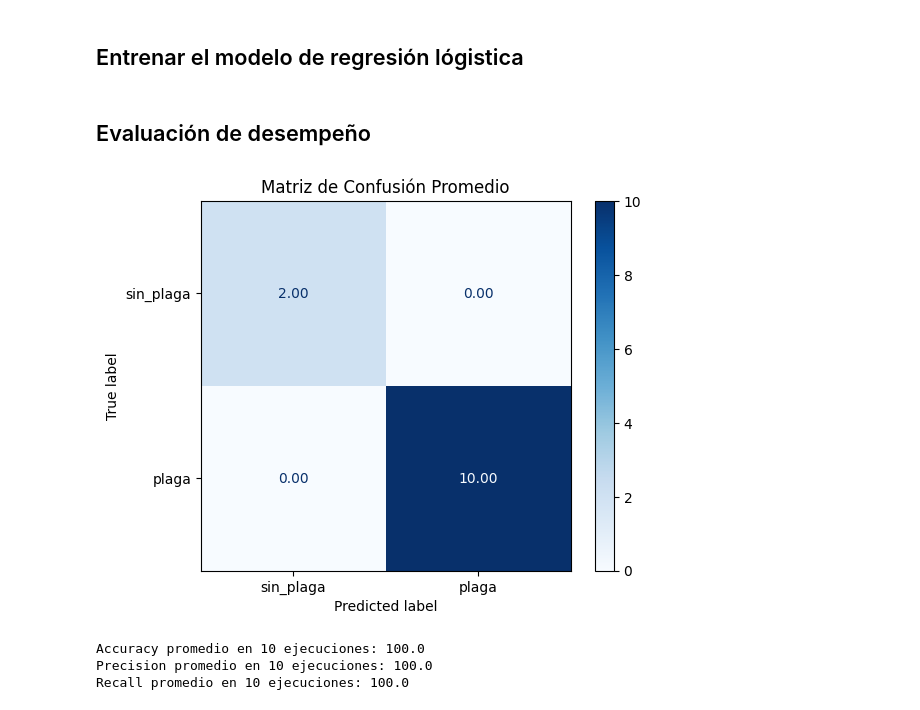
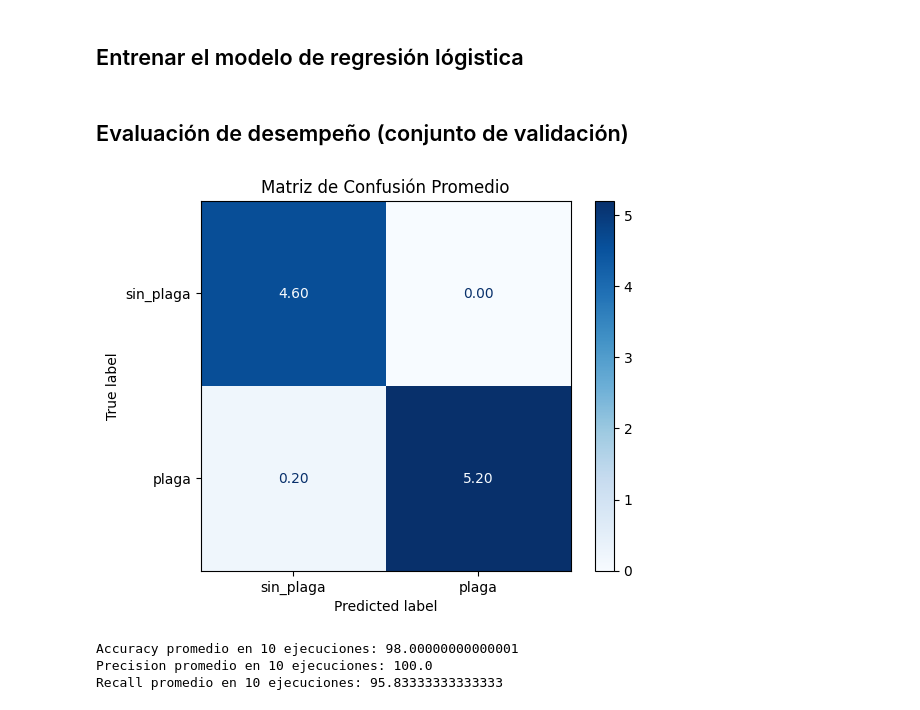
Before and after one commit to juferoto/mlops_project, a Jupyter notebook: notebooks/modeloRegresion.ipynb, the cells around one changed output. Saved outputs shown, nothing was run; the diff lists cells and outputs as text; code cells hidden in the pictures.

```diff
--- a/notebooks/modeloRegresion.ipynb
+++ b/notebooks/modeloRegresion.ipynb
@@ -8,8 +8,8 @@ import matplotlib.pyplot as plt
 # %% [markdown]
 ## Normalizar el tamaño de las imagenes
 # %%
-input_dir = r"D:\proyectoGrado\DatosAguacate"
-categories = ['sin_plaga', 'plaga']
+input_dir = r"..\data\raw"
+categories = ['sin_plaga_processed', 'plaga_processed']
 
 data_sin_plagas = []
 data_plagas = []
@@ -23,7 +23,7 @@ for category_idx, category in enumerate(categories):
         image_rgb = cv2.cvtColor(img, cv2.COLOR_BGR2RGB)
         scaled_image = cv2.resize(src=image_rgb,
                           dsize=(640, 640))
-        if category == 'sin_plaga':
+        if category == 'sin_plaga_processed':
             data_sin_plagas.append(scaled_image.flatten())
             labels_sin_plagas.append(category_idx)
         else:
@@ -77,28 +91,29 @@ for _ in range(10):
 # %% [markdown]
-## Evaluación de desempeño
+## Evaluación de desempeño (conjunto de validación)
 # %%
 matriz_confusion_promedio = np.mean(matrices_confusion_por_iteracion, axis=0)
 
 disp = ConfusionMatrixDisplay(confusion_matrix=matriz_confusion_promedio, display_labels=['sin_plaga', 'plaga'])
 disp.plot(cmap='Blues', values_format='.2f')
 plt.title('Matriz de Confusión Promedio')
 plt.show()
 
-# Calcular el recall para las plagas
-recall = matriz_confusion_promedio[1, 1] / (matriz_confusion_promedio[1, 1] + matriz_confusion_promedio[1, 0])
+# Extraer TP, FP, FN, TN
+TP = matriz_confusion_promedio[0, 0]
+FP = matriz_confusion_promedio[0, 1]
+FN = matriz_confusion_promedio[1, 0]
+TN = matriz_confusion_promedio[1, 1]
 
-# Calcular el accuracy
-accuracy = (matriz_confusion_promedio[0, 0] + matriz_confusion_promedio[1, 1]) / np.sum(matriz_confusion_promedio)
-
-# Calcular la precision
-precision = matriz_confusion_promedio[1, 1] / (matriz_confusion_promedio[1, 1] + matriz_confusion_promedio[0, 1])
-
+# Calcular el Accuracy, Precision y Recall
+accuracy = (TP + TN) / (TP + FP + FN + TN)
+precision = TP / (TP + FP)
+recall = TP / (TP + FN)
 
 print(f'Accuracy promedio en 10 ejecuciones: {accuracy*100}')
 print(f'Precision promedio en 10 ejecuciones: {precision*100}')
 print(f'Recall promedio en 10 ejecuciones: {recall*100}')
 # %% [output]
-[figure, old version]
+[figure, new version]
-Accuracy promedio en 10 ejecuciones: 100.0
+Accuracy promedio en 10 ejecuciones: 98.00000000000001
 Precision promedio en 10 ejecuciones: 100.0
-Recall promedio en 10 ejecuciones: 100.0
+Recall promedio en 10 ejecuciones: 95.83333333333333
```
Also changed, not shown: parts of 3 cells of this notebook, 3 other files.
